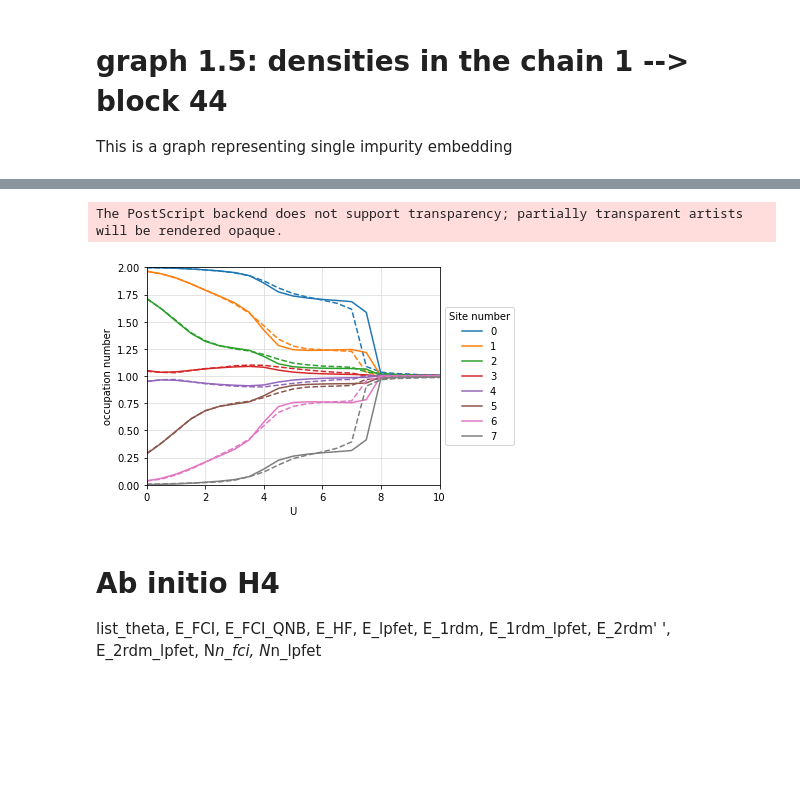
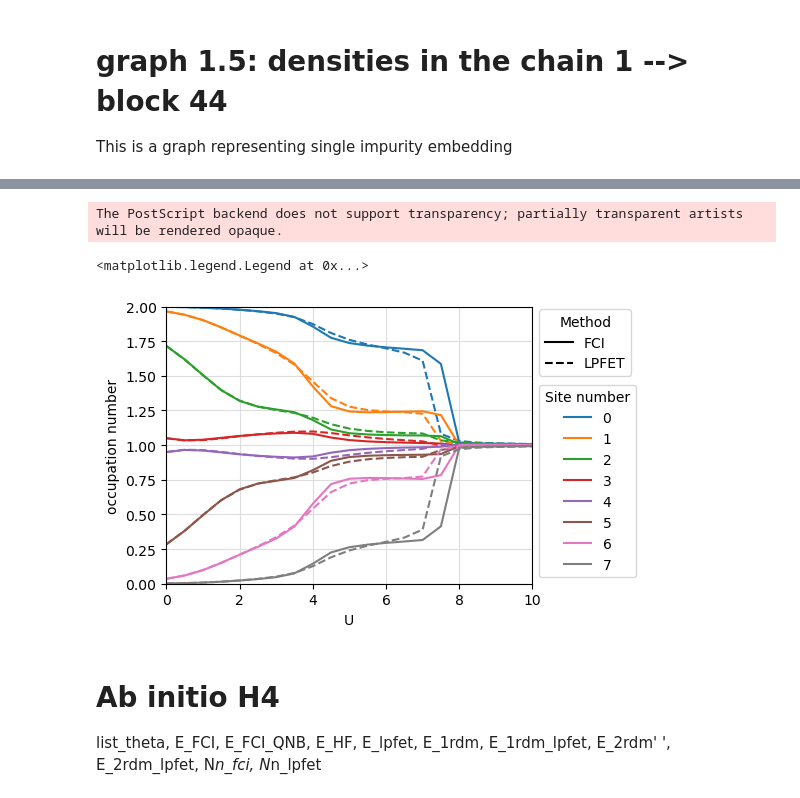
Before and after one commit to mrgulin/Single_shot, a Jupyter notebook: thesis_graphs/graphs1.ipynb, the cells around one changed output, grey strips where cells are left out. Saved outputs shown, nothing was run; the diff lists cells and outputs as text; code cells hidden in the pictures; blank space fills up the shorter version.

```diff
--- a/thesis_graphs/graphs1.ipynb
+++ b/thesis_graphs/graphs1.ipynb
@@ -109,7 +133,7 @@ V term effects
 file_name = '../results/u_8-chain1-NNI-0.2_ns-8_ne-{}_i-1_dist-0.5'
 file_name_block = '../results/u_8-chain1-block-2-NNI-0.2_ns-8_ne-{}_i-1_dist-0.5'
 first = True
-fig, ax = plt.subplots(1, 1, figsize=(5, 2.8))
+fig, ax = plt.subplots(1, 1, figsize=(7 * 0.9, 4 * 0.9))
 ax.set_ylim(0, 15)
 ax.set_xlim(3.9, 12.1)
 ax.grid(True, color='#DDDDDD', zorder=1)
@@ -173,8 +197,15 @@ box = ax.get_position()
 ax.set_position([box.x0, box.y0, box.width * 0.75, box.height])
 # ax.legend(title='Site number', loc='center left', bbox_to_anchor=(0.5, 1.05),
 #            ncol=3, fancybox=True, shadow=True)
-ax.legend( bbox_to_anchor=(1, 0.5), title='U parameter', loc='center left')
-ax.set_xlabel('$N_e$')
+
+legend1 = ax.legend( bbox_to_anchor=(1.04, 0.35), title='U parameter', loc='center left')
+ax.plot([],[], c='k', linestyle='--', linewidth=1.5)
+ax.plot([],[], c='k', linestyle='dotted', linewidth=1.5)
+ax.plot([],[], c='k', linewidth=1.5)
+lines2 = ax.get_lines()
+legend2 = ax.legend([lines2[i] for i in [-1, -2, -3]],['FCI', '1 impurity', '2 impurities'], bbox_to_anchor=(1.0, 0.75), title='Method', loc='center left')
+ax.add_artist(legend1)
+ax.set_xlabel('$N$')
 ax.set_ylabel(r'''$\langle\Psi|\hat{V}|\Psi \rangle$''')
 
 plt.savefig(f'figure3_v-term.png', dpi=300, bbox_inches='tight')
@@ -356,27 +453,34 @@ x = np.loadtxt(folder + '/x.dat')
 y_lpfet = np.loadtxt(folder + '/y_simple.dat')
 y_ref = np.loadtxt(folder + '/y_ref.dat')
 # %%
-fig, ax = plt.subplots(1, 1, figsize=(7, 4))
+fig, ax = plt.subplots(1, 1, figsize=(7 * 0.9, 4 * 0.9))
 for i in range(len(y_lpfet[0])):
     plt.plot(x, y_lpfet[:, i], c=mpl.cm.get_cmap('tab10')(i), linestyle='--')
     plt.plot(x, y_ref[:, i], c=mpl.cm.get_cmap('tab10')(i), label=f"{str(i)}")
 plt.xlabel('U')
 plt.ylabel("occupation number")
 box = ax.get_position()
 ax.set_position([box.x0, box.y0, box.width * 0.75, box.height])
 # ax.legend(title='Site number', loc='center left', bbox_to_anchor=(0.5, 1.05),
 #            ncol=3, fancybox=True, shadow=True)
 ax.legend( bbox_to_anchor=(1, 0.5), title='Site number', loc='center left')
 ax.set_ylim(0, 2)
 ax.set_xlim(0, 10)
 ax.grid(c='#DDDDDD')
 plt.savefig(f'figure1-5.png', dpi=300, bbox_inches='tight')
 plt.savefig(f'figure1-5.eps', dpi=300, bbox_inches='tight')
+legend1 = ax.legend(bbox_to_anchor=(1, 0.37), title='Site number', loc='center left')
+ax.plot([],[], c='k', linestyle='--', linewidth=1.5)
+ax.plot([],[], c='k', linewidth=1.5)
+lines2 = plt.gca().get_lines()
+legend2 = ax.legend([lines2[i] for i in [-1, -2]],['FCI', 'LPFET'], bbox_to_anchor=(1, 0.87), title='Method', loc='center left')
+plt.gca().add_artist(legend1)
 #fig.show()
 # plt.close(fig)
 # %% [output]
 The PostScript backend does not support transparency; partially transparent artists will be rendered opaque.
+<matplotlib.legend.Legend at 0x...>
-[figure, old version]
+[figure, new version]
 # %% [markdown]
 # Ab initio H4
 list_theta, E_FCI, E_FCI_QNB, E_HF, E_lpfet, E_1rdm, E_1rdm_lpfet, E_2rdm'
```
Also changed, not shown: parts of 8 cells of this notebook, 5 other files.
